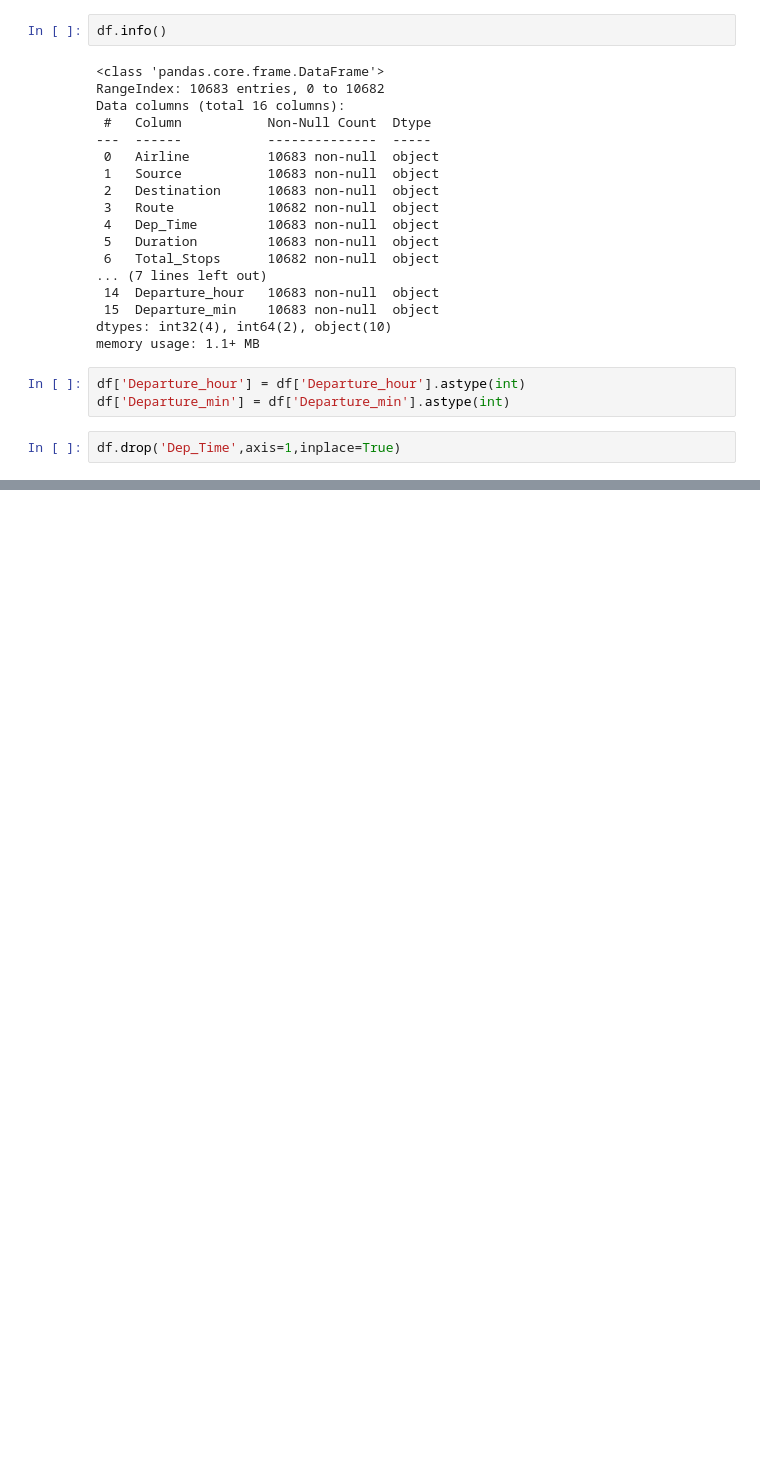
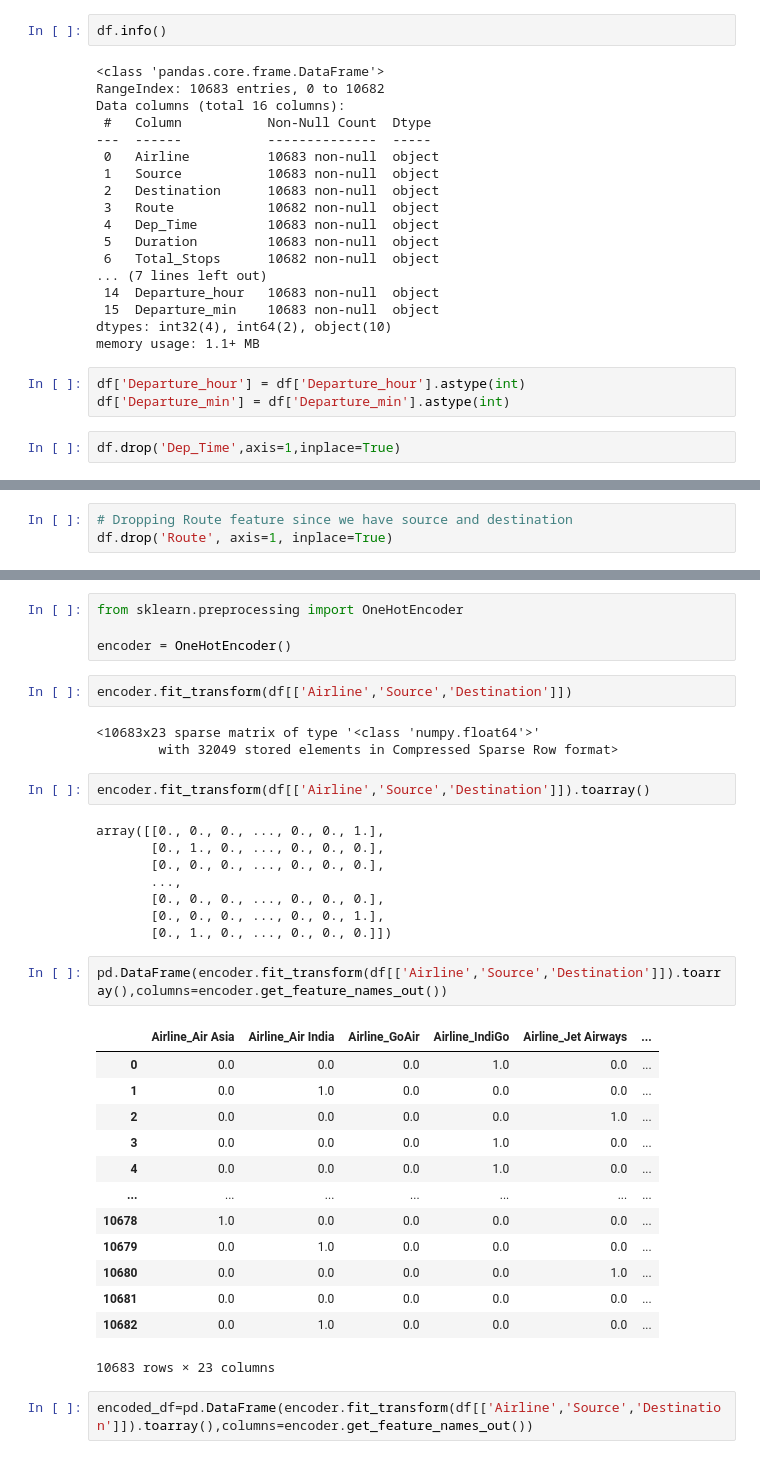
Before and after one commit to Abishek0710/Complete-Data-Science, a Jupyter notebook: EDA/flight_price_EDA.ipynb, the cells around one changed output, grey strips where cells are left out. Saved outputs shown, nothing was run; the diff lists cells and outputs as text; blank space fills up the shorter version.

```diff
--- a/EDA/flight_price_EDA.ipynb
+++ b/EDA/flight_price_EDA.ipynb
@@ -274,0 +347,3 @@ df.head()
+# %%
+# Dropping Route feature since we have source and destination
+df.drop('Route', axis=1, inplace=True)
@@ -274,0 +393,37 @@ df.head()
+# %%
+from sklearn.preprocessing import OneHotEncoder
+
+encoder = OneHotEncoder()
+# %%
+encoder.fit_transform(df[['Airline','Source','Destination']])
+# %% [output]
+<10683x23 sparse matrix of type '<class 'numpy.float64'>'
+        with 32049 stored elements in Compressed Sparse Row format>
+# %%
+encoder.fit_transform(df[['Airline','Source','Destination']]).toarray()
+# %% [output]
+array([[0., 0., 0., ..., 0., 0., 1.],
+       [0., 1., 0., ..., 0., 0., 0.],
+       [0., 0., 0., ..., 0., 0., 0.],
+       ...,
+       [0., 0., 0., ..., 0., 0., 0.],
+       [0., 0., 0., ..., 0., 0., 1.],
+       [0., 1., 0., ..., 0., 0., 0.]])
+# %%
+pd.DataFrame(encoder.fit_transform(df[['Airline','Source','Destination']]).toarray(),columns=encoder.get_feature_names_out())
+# %% [output]
+|  | Airline_Air Asia | Airline_Air India | Airline_GoAir | Airline_IndiGo | Airline_Jet Airways | ... |
+| 0 | 0.0 | 0.0 | 0.0 | 1.0 | 0.0 | ... |
+| 1 | 0.0 | 1.0 | 0.0 | 0.0 | 0.0 | ... |
+| 2 | 0.0 | 0.0 | 0.0 | 0.0 | 1.0 | ... |
+| 3 | 0.0 | 0.0 | 0.0 | 1.0 | 0.0 | ... |
+| 4 | 0.0 | 0.0 | 0.0 | 1.0 | 0.0 | ... |
+| ... | ... | ... | ... | ... | ... | ... |
+| 10678 | 1.0 | 0.0 | 0.0 | 0.0 | 0.0 | ... |
+| 10679 | 0.0 | 1.0 | 0.0 | 0.0 | 0.0 | ... |
+| 10680 | 0.0 | 0.0 | 0.0 | 0.0 | 1.0 | ... |
+| 10681 | 0.0 | 0.0 | 0.0 | 0.0 | 0.0 | ... |
+| 10682 | 0.0 | 1.0 | 0.0 | 0.0 | 0.0 | ... |
+10683 rows × 23 columns
+# %%
+encoded_df=pd.DataFrame(encoder.fit_transform(df[['Airline','Source','Destination']]).toarray(),columns=encoder.get_feature_names_out())
```
Also changed, not shown: parts of 29 cells of this notebook, 4 other files.
